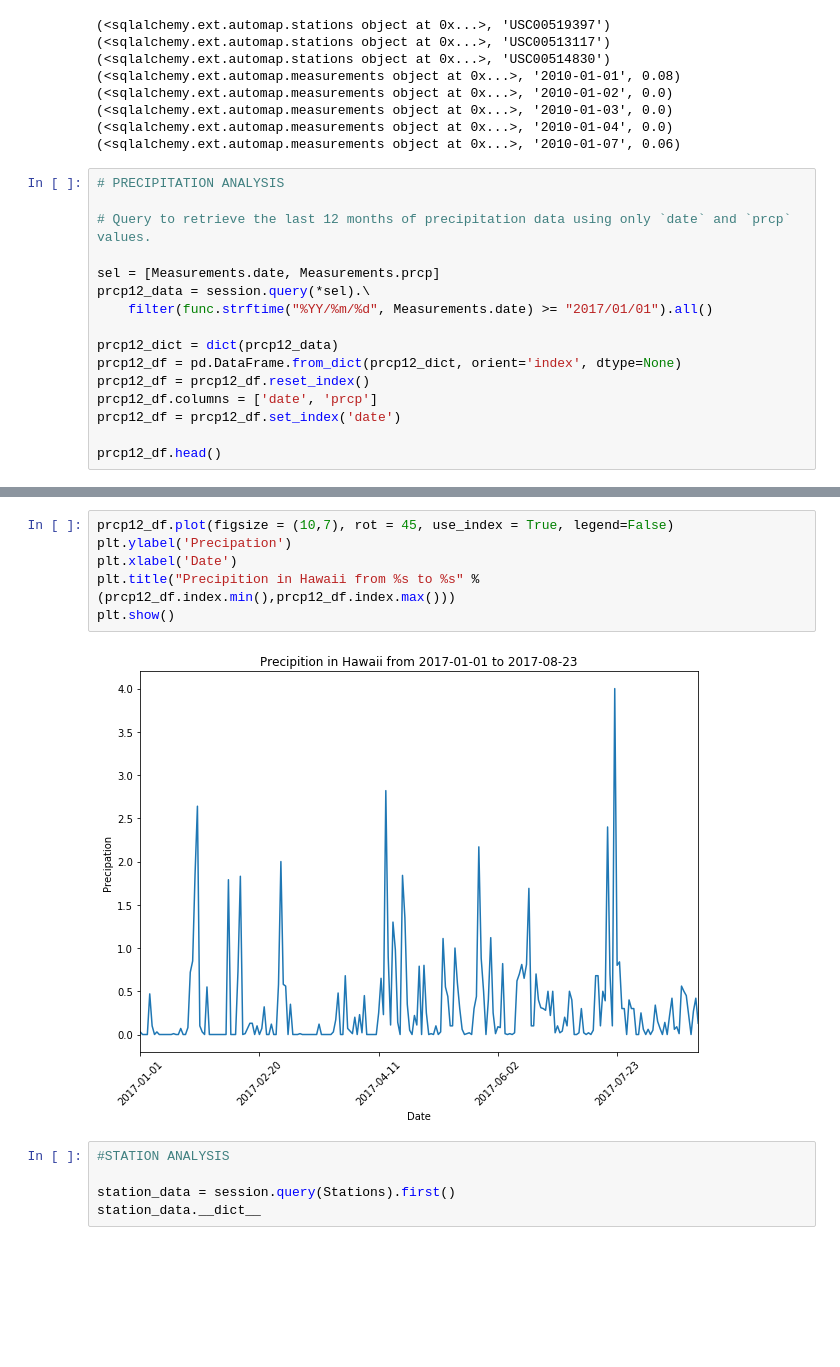
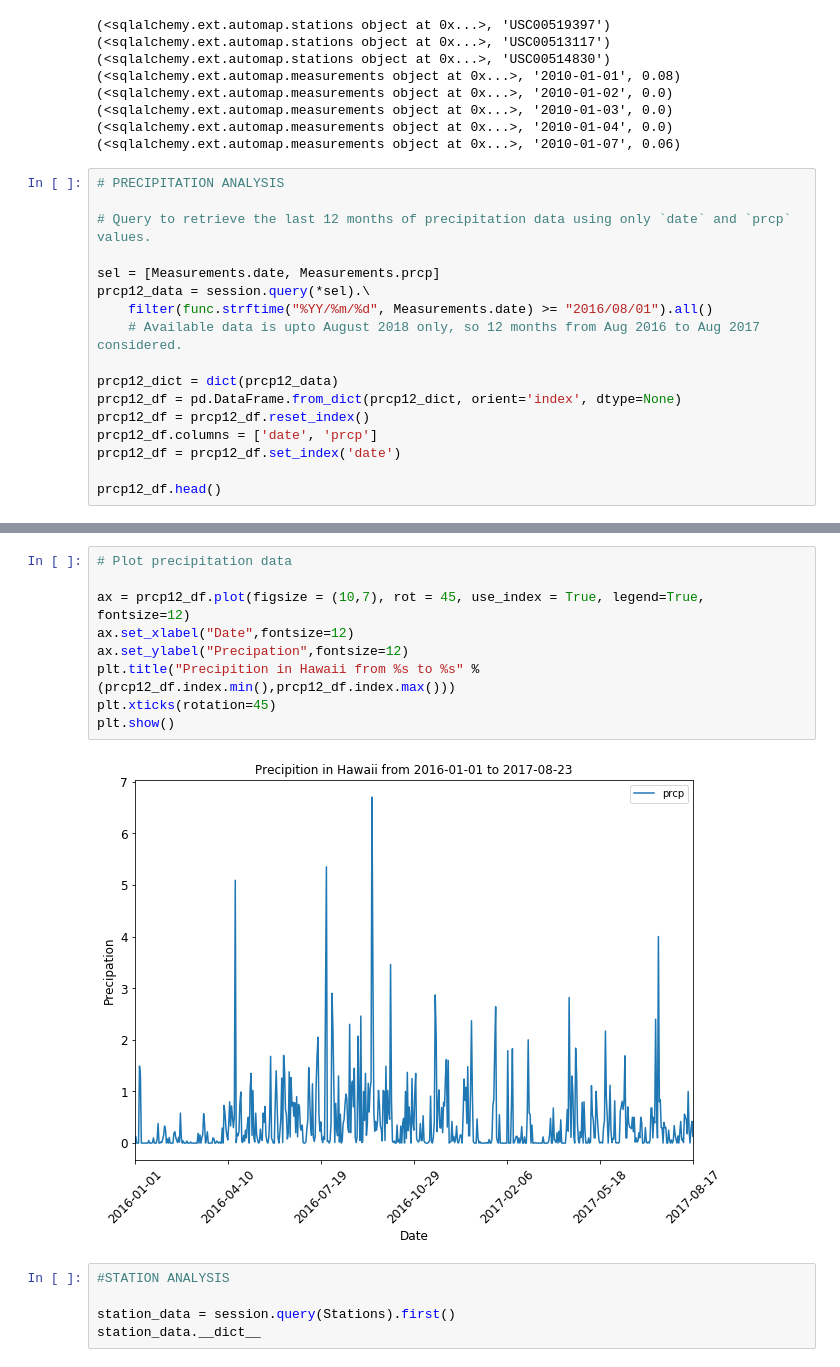
Before and after one commit to ptendolkar1/Advanced_Data_Storage_-_Retrieval_HW, a Jupyter notebook: climate_analysis1.ipynb, the cells around one changed output, grey strips where cells are left out. Cells and saved outputs as stored; diff of their text form; blank space fills up the shorter version.

```diff
--- a/climate_analysis1.ipynb
+++ b/climate_analysis1.ipynb
@@ -64,7 +66,8 @@ for row in session.query(Measurements, Measurements.date, Measurements.prcp).lim
 
 sel = [Measurements.date, Measurements.prcp]
 prcp12_data = session.query(*sel).\
-    filter(func.strftime("%YY/%m/%d", Measurements.date) >= "2017/01/01").all()
+    filter(func.strftime("%YY/%m/%d", Measurements.date) >= "2016/08/01").all()
+    # Available data is upto August 2018 only, so 12 months from Aug 2016 to Aug 2017 considered.
 
 prcp12_dict = dict(prcp12_data)
 prcp12_df = pd.DataFrame.from_dict(prcp12_dict, orient='index', dtype=None)
@@ -84,11 +87,14 @@ prcp12_df.head()
 # %%
-prcp12_df.plot(figsize = (10,7), rot = 45, use_index = True, legend=False)
-plt.ylabel('Precipation')
-plt.xlabel('Date')
+# Plot precipitation data
+
+ax = prcp12_df.plot(figsize = (10,7), rot = 45, use_index = True, legend=True, fontsize=12)
+ax.set_xlabel("Date",fontsize=12)
+ax.set_ylabel("Precipation",fontsize=12)
 plt.title("Precipition in Hawaii from %s to %s" % (prcp12_df.index.min(),prcp12_df.index.max()))
+plt.xticks(rotation=45)
 plt.show()
 # %% [output]
-[figure, old version]
+[figure, new version]
 # %%
 #STATION ANALYSIS
 
```
Also changed, not shown: parts of 6 cells of this notebook.
